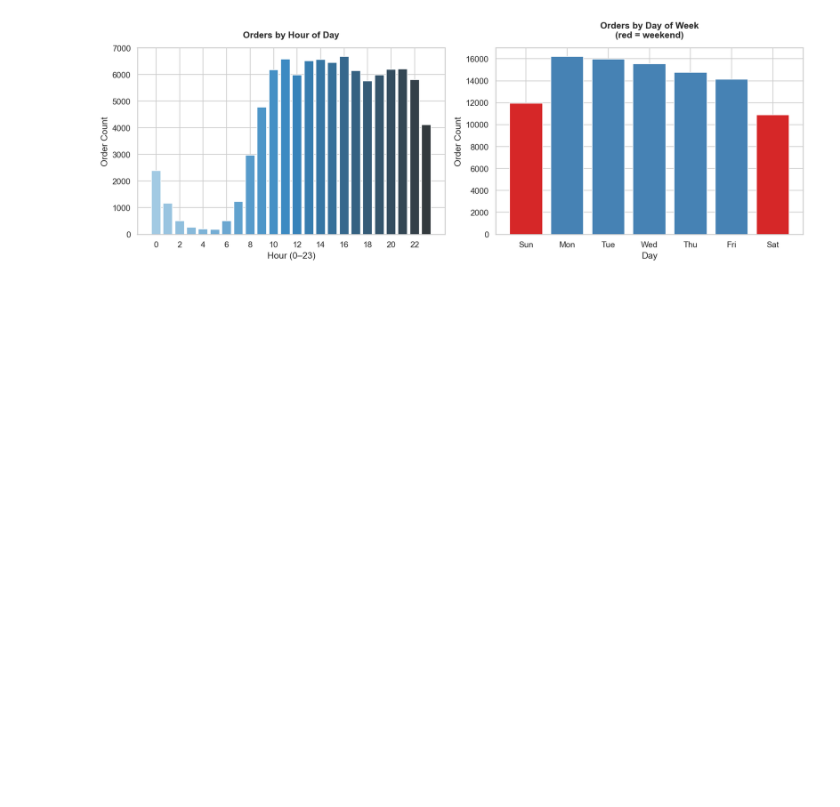
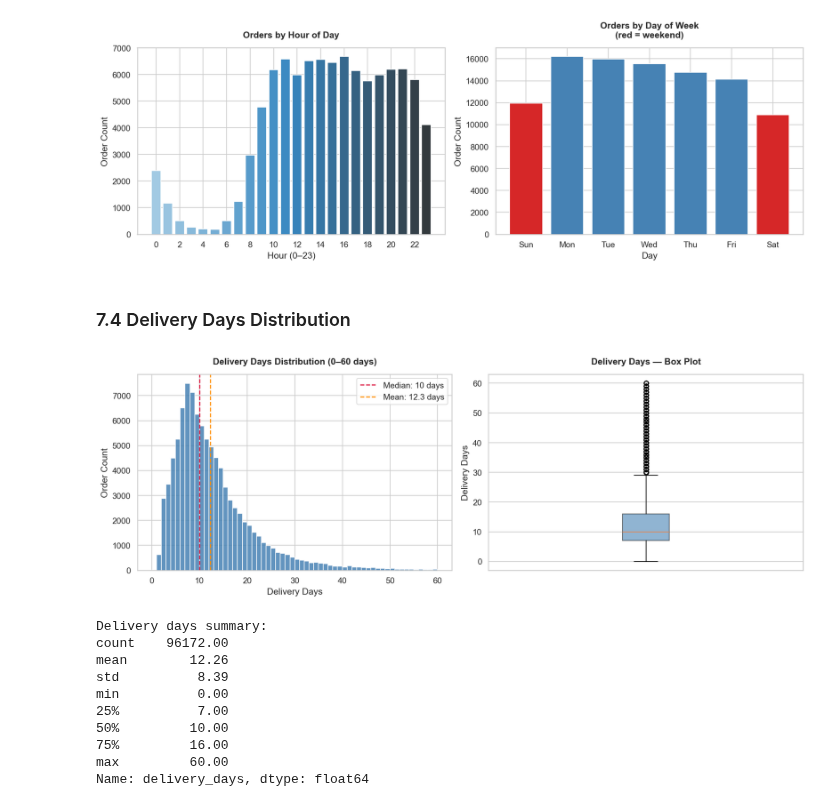
Before and after one commit to Malinda1/ecommerce-recommendation-spark, a Jupyter notebook: notebooks/01_data_loading_cleaning.ipynb, the cells around one changed output. Cells and saved outputs as stored; diff of their text form; code cells hidden in the pictures; blank space fills up the shorter version.

Commit message:
Created two plot reveal for Delivery days distribution

```diff
--- a/notebooks/01_data_loading_cleaning.ipynb
+++ b/notebooks/01_data_loading_cleaning.ipynb
@@ -429,3 +429,55 @@ plt.tight_layout()
 plt.show()
 # %% [output]
 [figure]
+# %% [markdown]
+### 7.4 Delivery Days Distribution
+# %%
+deliv_pd = (
+    df_orders_raw
+    .filter(
+        (F.col('order_status') == 'delivered') &
+        F.col('order_delivered_customer_date').isNotNull()
+    )
+    .withColumn('delivery_days',
+        F.datediff('order_delivered_customer_date', 'order_purchase_timestamp')
+    )
+    .select('delivery_days')
+    .toPandas()
+)
+deliv_pd = deliv_pd[(deliv_pd['delivery_days'] >= 0) & (deliv_pd['delivery_days'] <= 60)]
+
+fig, axes = plt.subplots(1, 2, figsize=(14, 5), dpi=FIG_DPI)
+
+axes[0].hist(deliv_pd['delivery_days'], bins=60, color='steelblue', edgecolor='white', alpha=0.85)
+axes[0].axvline(deliv_pd['delivery_days'].median(), color='crimson', linestyle='--', linewidth=1.5,
+                label=f"Median: {deliv_pd['delivery_days'].median():.0f} days")
+axes[0].axvline(deliv_pd['delivery_days'].mean(), color='darkorange', linestyle='--', linewidth=1.5,
+                label=f"Mean: {deliv_pd['delivery_days'].mean():.1f} days")
+axes[0].set_title('Delivery Days Distribution (0–60 days)', pad=TITLE_PAD, fontweight='bold')
+axes[0].set_xlabel('Delivery Days')
+axes[0].set_ylabel('Order Count')
+axes[0].legend()
+
+axes[1].boxplot(deliv_pd['delivery_days'], vert=True, patch_artist=True,
+                boxprops=dict(facecolor='steelblue', alpha=0.6))
+axes[1].set_title('Delivery Days — Box Plot', pad=TITLE_PAD, fontweight='bold')
+axes[1].set_ylabel('Delivery Days')
+axes[1].set_xticks([])
+
+plt.tight_layout()
+plt.show()
+
+print('Delivery days summary:')
+print(deliv_pd['delivery_days'].describe().round(2))
+# %% [output]
+[figure, added]
+Delivery days summary:
+count    96172.00
+mean        12.26
+std          8.39
+min          0.00
+25%          7.00
+50%         10.00
+75%         16.00
+max         60.00
+Name: delivery_days, dtype: float64
```
